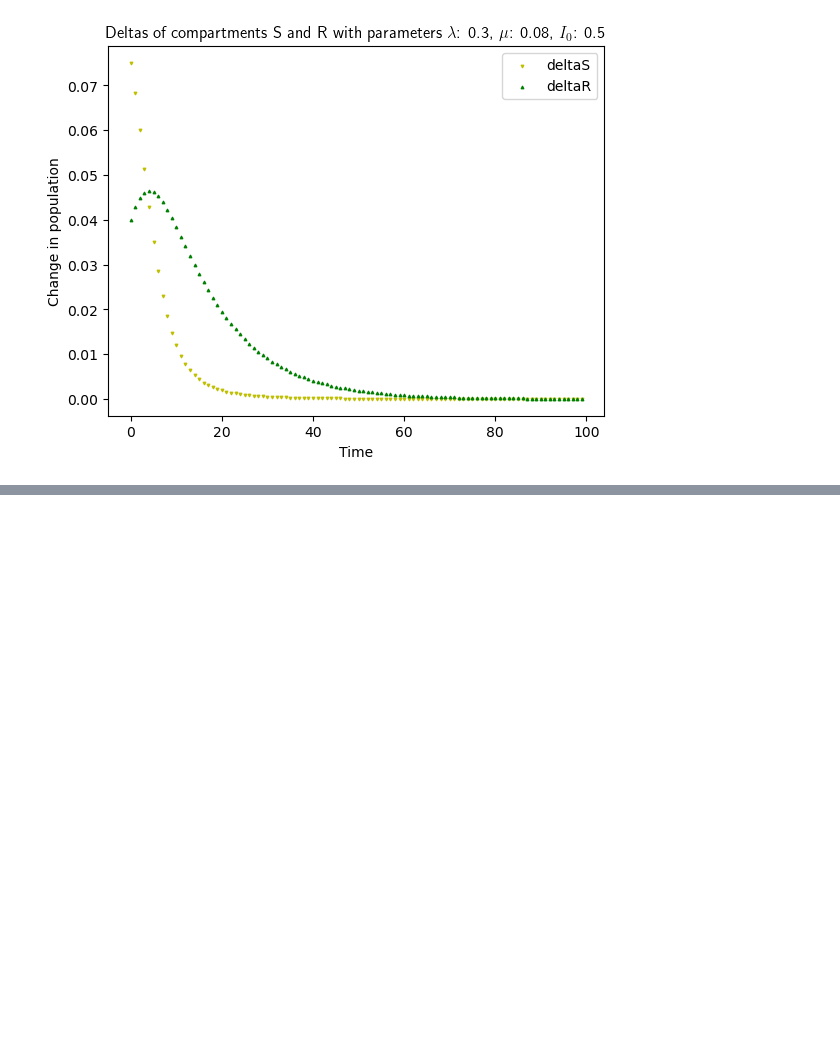
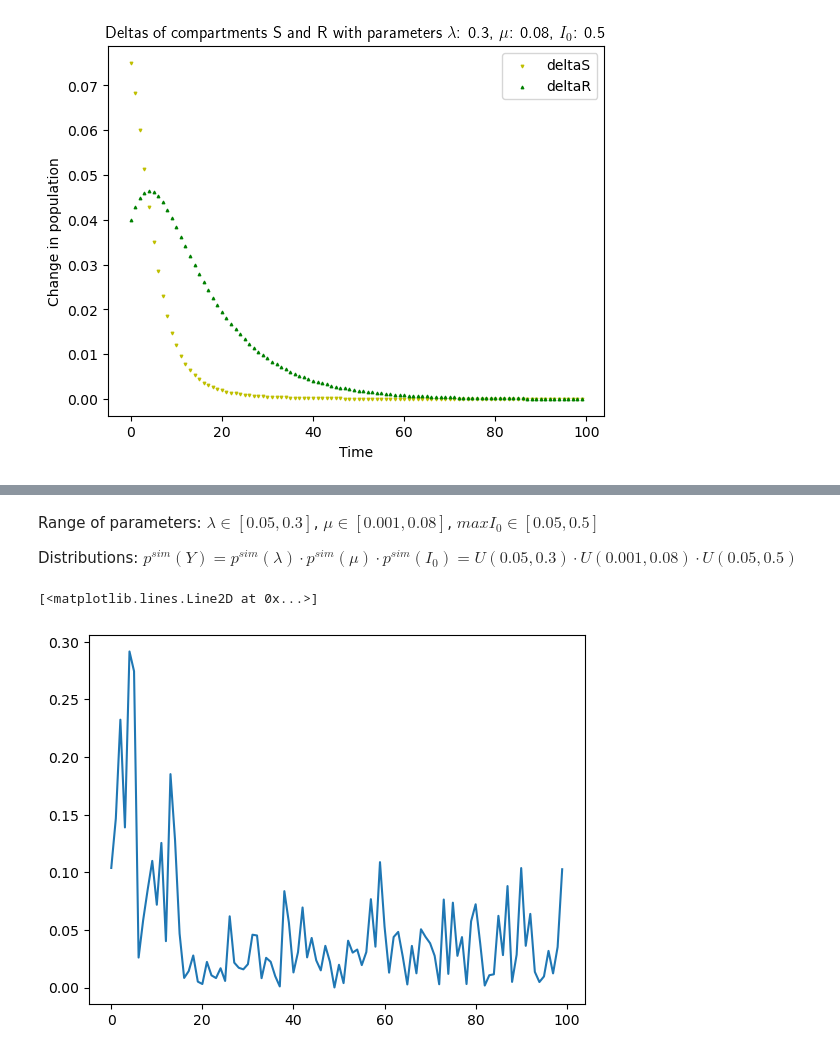
Before and after one commit to AnuR1234/GNN, a Jupyter notebook: Assignment4/epidemiology.ipynb, the cells around one changed output, grey strips where cells are left out. Cells and saved outputs as stored; diff of their text form; code cells hidden in the pictures; blank space fills up the shorter version.

```diff
--- a/Assignment4/epidemiology.ipynb
+++ b/Assignment4/epidemiology.ipynb
@@ -87,0 +124,25 @@ Distributions: $p^{sim}(Y) = p^{sim}(\lambda) \cdotp p^{sim}(\mu) \cdotp p^{sim}
+# %% [markdown]
+Range of parameters: $\lambda \in [0.05, 0.3]$, $\mu \in [0.001, 0.08]$, $max I_0 \in [0.05, 0.5]$
+
+Distributions: $p^{sim}(Y) = p^{sim}(\lambda) \cdotp p^{sim}(\mu) \cdotp p^{sim}(I_0) = U(0.05, 0.3) \cdotp U(0.001, 0.08) \cdotp U(0.05, 0.5)$
+# %%
+P = ForwardPhi(2, 3, 3)
+data_set = []
+Y = []
+for i in range(1000):
+    y = [np.random.uniform(0.1, 1), np.random.uniform(0.001, 0.08), np.random.uniform(0.005, 0.5)]
+    sample = simulate_sir_simple(y[0], y[1], y[2], 100)
+    deltas = np.array(generate_deltas(sample), dtype=np.float32)
+    data_set.append(torch.tensor(deltas))
+    Y.append(torch.tensor(y))
+x_train = data_set[:100]
+y_train = Y[:100]
+x_test = data_set[100:]
+y_test = Y[100:]
+# %%
+losses = P.train_network(x_train, y_train)
+# %%
+plt.plot(losses)
+# %% [output]
+[<matplotlib.lines.Line2D at 0x...>]
+[figure, added]
```
Also changed, not shown: parts of 12 cells of this notebook.
